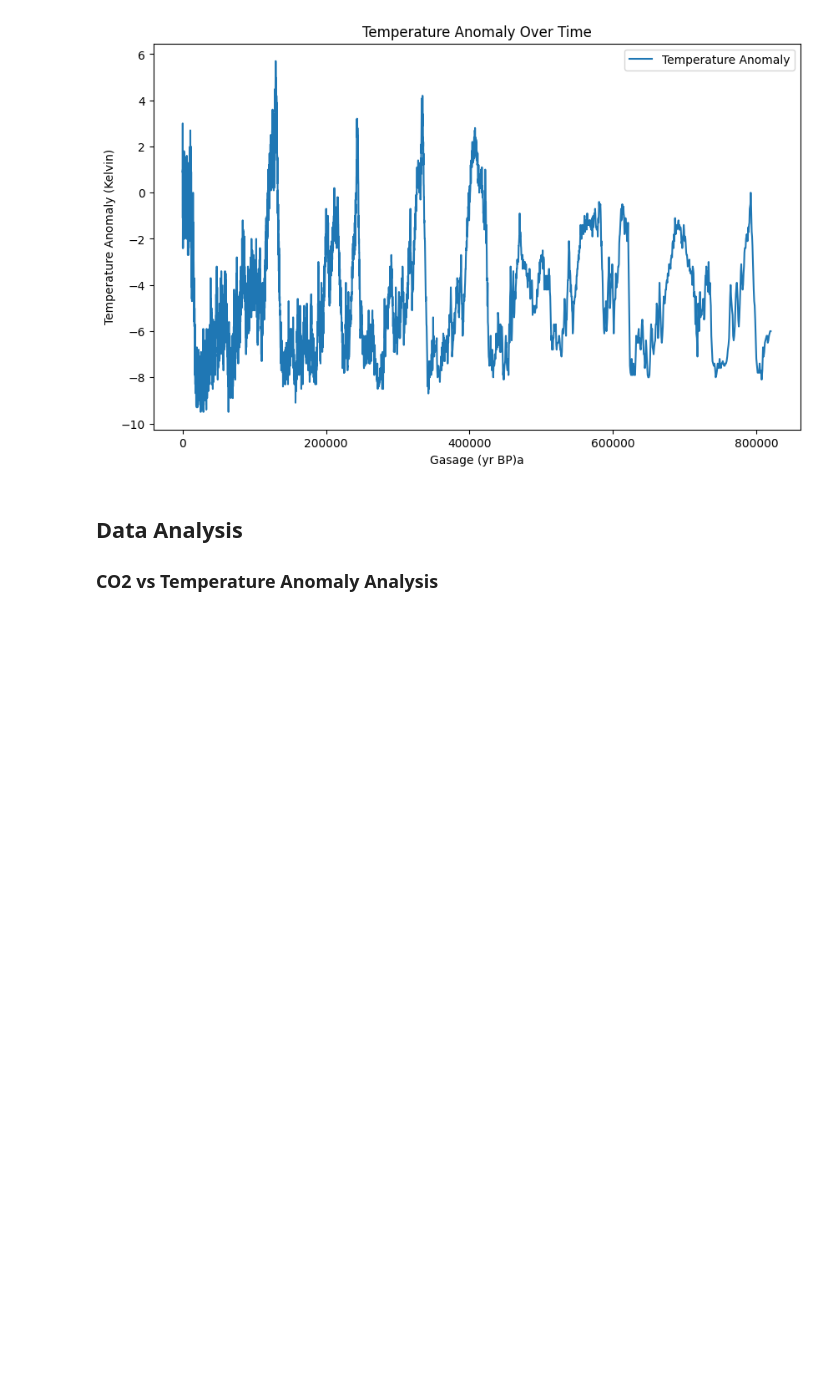
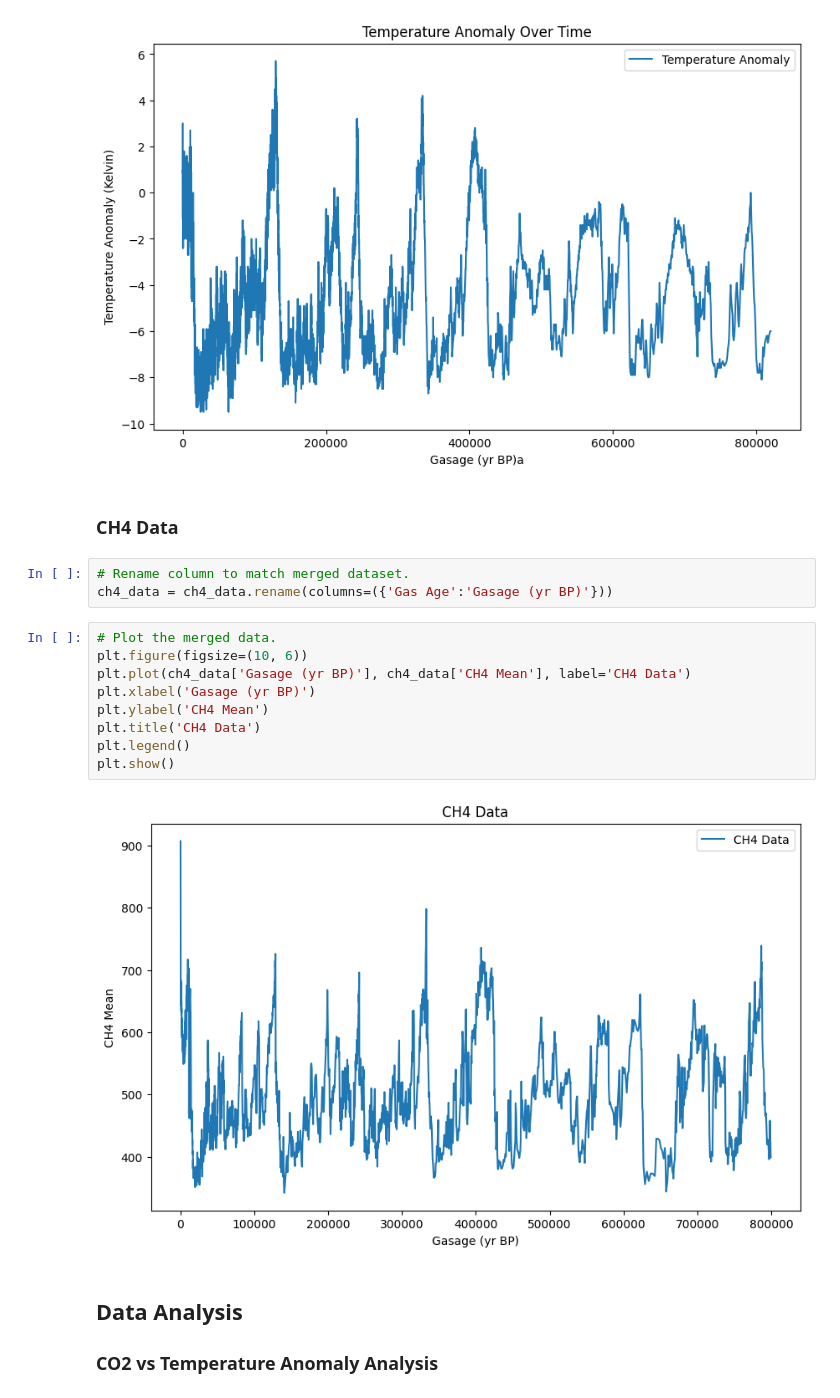
Before and after one commit to claretubs/paleo-present-climate-data, a Jupyter notebook: project.ipynb, the cells around one changed output. Drawn from its saved outputs; the diff is of its cells as text; blank space fills up the shorter version.

Commit message:
Plotted CH4 Data

```diff
--- a/project.ipynb
+++ b/project.ipynb
@@ -164,6 +164,22 @@ plt.legend()
 plt.show()
 # %% [output]
 [figure]
+# %% [markdown]
+### CH4 Data
+# %%
+# Rename column to match merged dataset.
+ch4_data = ch4_data.rename(columns=({'Gas Age':'Gasage (yr BP)'}))
+# %%
+# Plot the merged data.
+plt.figure(figsize=(10, 6))
+plt.plot(ch4_data['Gasage (yr BP)'], ch4_data['CH4 Mean'], label='CH4 Data')
+plt.xlabel('Gasage (yr BP)')
+plt.ylabel('CH4 Mean')
+plt.title('CH4 Data')
+plt.legend()
+plt.show()
+# %% [output]
+[figure, added]
 # %% [markdown]
 ## Data Analysis
 ### CO2 vs Temperature Anomaly Analysis
```
